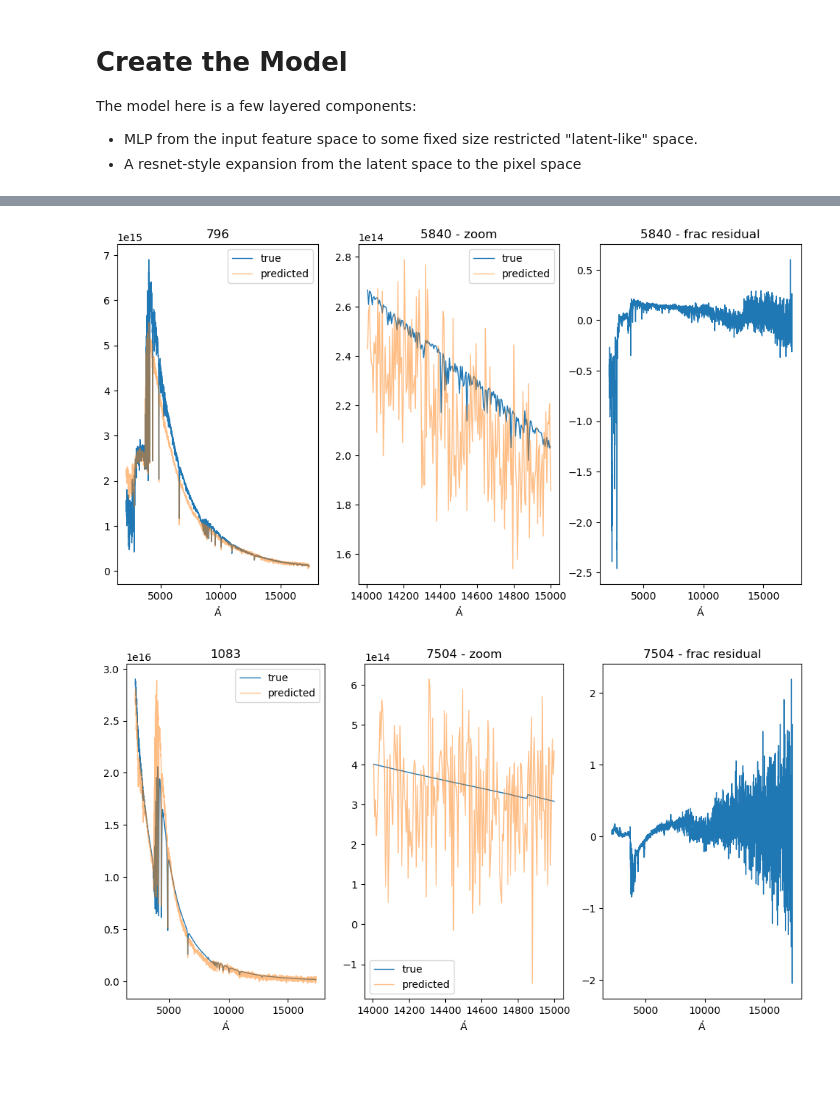
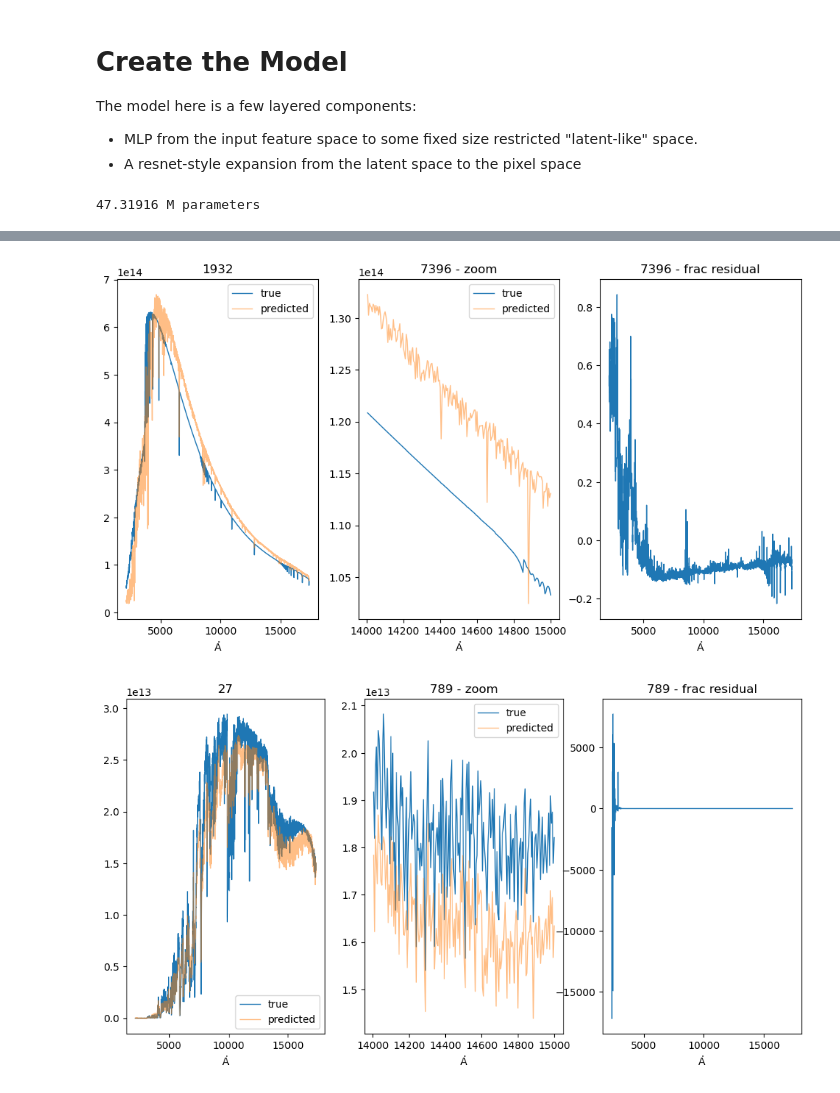
Before and after one commit to eteq/phoenix, a Jupyter notebook: ml_generation/photometry_from_restricted_mlp.ipynb, the cells around one changed output, grey strips where cells are left out. Cells and saved outputs as stored; diff of their text form; code cells hidden in the pictures.

```diff
--- a/ml_generation/photometry_from_restricted_mlp.ipynb
+++ b/ml_generation/photometry_from_restricted_mlp.ipynb
@@ -147 +140,5 @@ def interpolate_and_return_flux(specpath, data_wls=data_wls, resampler=resampler
+# %%
+fluxes = None
+if Path('fluxes.pt').is_file():
+    fluxes = torch.load('fluxes.pt', weights_only=True)
 # %%
@@ -161,7 +164,7 @@ torch.Size([7508, 3048])
 # %%
-teff = torch.tensor([fits.getval(p, 'PHXTEFF') for p in tointerpolate])
-logg = torch.tensor([fits.getval(p, 'PHXLOGG') for p in tointerpolate])
-feh = torch.tensor([fits.getval(p, 'PHXM_H') for p in tointerpolate])
+teff = torch.tensor([fits.getval(p, 'PHXTEFF') for p in goodspecpaths])
+logg = torch.tensor([fits.getval(p, 'PHXLOGG') for p in goodspecpaths])
+feh = torch.tensor([fits.getval(p, 'PHXM_H') for p in goodspecpaths])
 
 infeatures = torch.stack([teff,logg,feh], dim=1)
 infeature_names = 'Teff,logg,FeH'.split(',')
@@ -352,7 +355,7 @@ class SpectrumEmulator(nn.Module):
 
         self.loss_fcn = nn.MSELoss()
         self.optimizer_cls = torch.optim.AdamW
-        self.scheduler_cls = None
+        self.scheduler_init = None
 
     @property
     def device(self):
@@ -424,8 +427,8 @@ class SpectrumEmulator(nn.Module):
         valid_data, train_data = split_data
 
         optimizer = self.optimizer_cls(self.parameters(), **optkwargs)
-        if self.scheduler_cls is not None:
-            scheduler = self.scheduler_cls(optimizer)
+        if self.scheduler_init is not None:
+            scheduler = self.scheduler_init(optimizer)
 
         niters = 0
         valid_losses = []
@@ -463,11 +466,11 @@ class SpectrumEmulator(nn.Module):
                 train_losses.append(loss.item())
                 train_niters.append(niters)
 
-            if self.scheduler_cls is not None:
+            if self.scheduler_init is not None:
                 scheduler.step()
                 lrs.append(scheduler.get_last_lr())
             valid_loss = validation_fcn()
-            if self.scheduler_cls  is None:
+            if self.scheduler_init  is None:
                 pbar.set_description(f'valid loss={valid_loss:.3e}')
             else:
                 pbar.set_description(f'valid loss={valid_loss:.3e}, lr={lrs[-1][0]:.3e}')
@@ -511,13 +514,36 @@ def plot_sample_specs(model, dataset_to_plot, idxs=5, descale=False, wlrng=(1400
 
     return figs
 # %%
-model = SpectrumEmulator(feature_mlp_nneurons=[3, 8,   16,   32,   64,  128, 256, 128, 64, 256, 512],
-                         resnet_nneurons=[ 512, 1024, 1024, 512])
+nperrestart = 300
+nrestarts = 3
+
+
+model = SpectrumEmulator(feature_mlp_nneurons=[3, 8,   16, 64, 128, 256, 1024,  512,],
+                         resnet_nneurons=[ 512, 2048, 8184, 2048, 512 ])
+print(sum(p.shape.numel() for p in model.parameters()) * 1e-6, 'M parameters')
+
+model.scheduler_init = functools.partial(torch.optim.lr_scheduler.CosineAnnealingWarmRestarts, T_0=nperrestart)
+
+
+class MyLoss(nn.Module):
+    def __init__(self, l1weight=0.5, l2weight=0.5):
+        super().__init__()
+
+        self.l1 = nn.L1Loss()
+        self.l2 = nn.MSELoss()
+        self.l1w = l1weight
+        self.l2w = l2weight
+
+    def forward(self, x, y):
+        return self.l1w*self.l1(x, y) + self.l2w*self.l2(x, y)
+model.loss_fcn = MyLoss()
+
 model = model.to(device, dtype=tensor_dtype)
 
-valid, train, lrs, data_split =  model.train_and_validate(infeatures, fluxes, 100, 512,
-                                                         optkwargs=dict(lr=1e-5,
-                                                                        weight_decay=1e-5))
+
+valid, train, lrs, data_split =  model.train_and_validate(infeatures, fluxes, nperrestart*nrestarts, 1024,
+                                                         optkwargs=dict(lr=3e-5,
+                                                                        weight_decay=1e-3))
 
 plt.figure()
 plt.semilogy(*valid, 'o', c='C0', label='validation')
@@ -530,3 +556,4 @@ if lrs:
 
 plot_sample_specs(model, data_split[0], descale=True);
 # %% [output]
+47.31916 M parameters
@@ -535,2 +562,2 @@ plot_sample_specs(model, data_split[0], descale=True);
-[figure, old version]
+[figure, new version]
-[figure, old version]
+[figure, new version]
```
Also changed, not shown: parts of 13 cells of this notebook, 2 other files.
